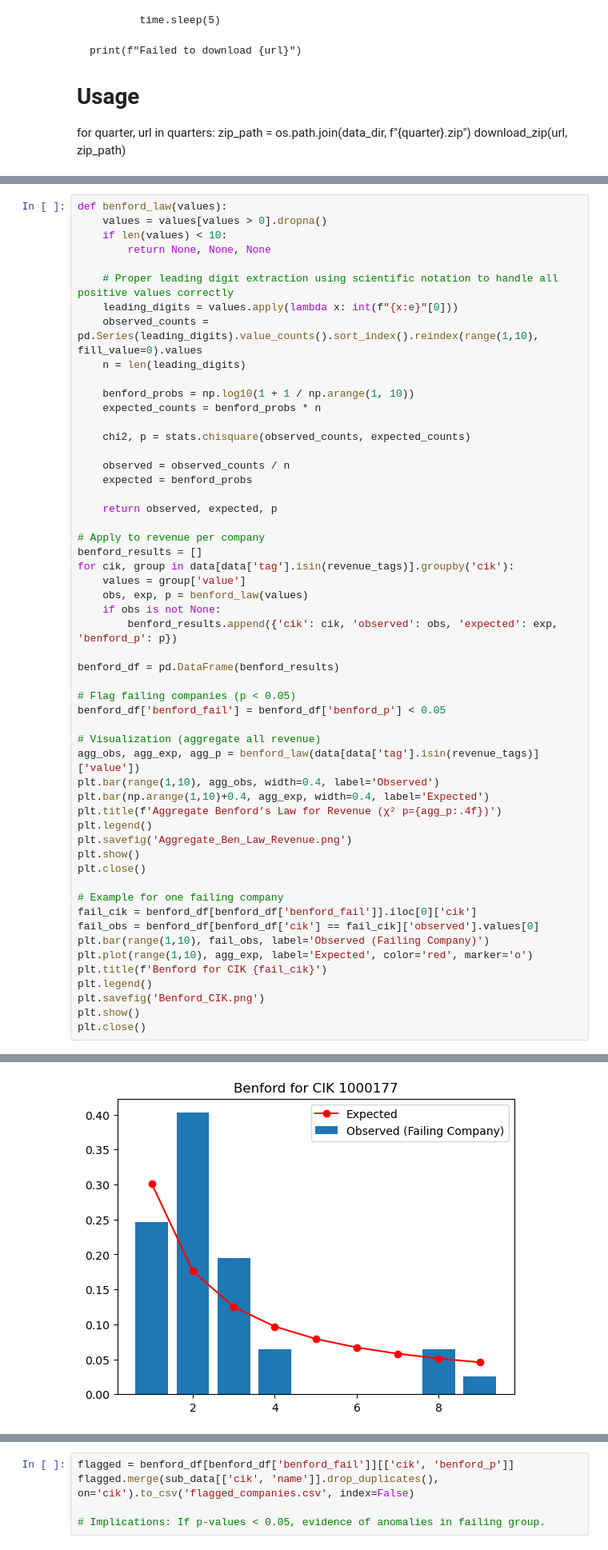
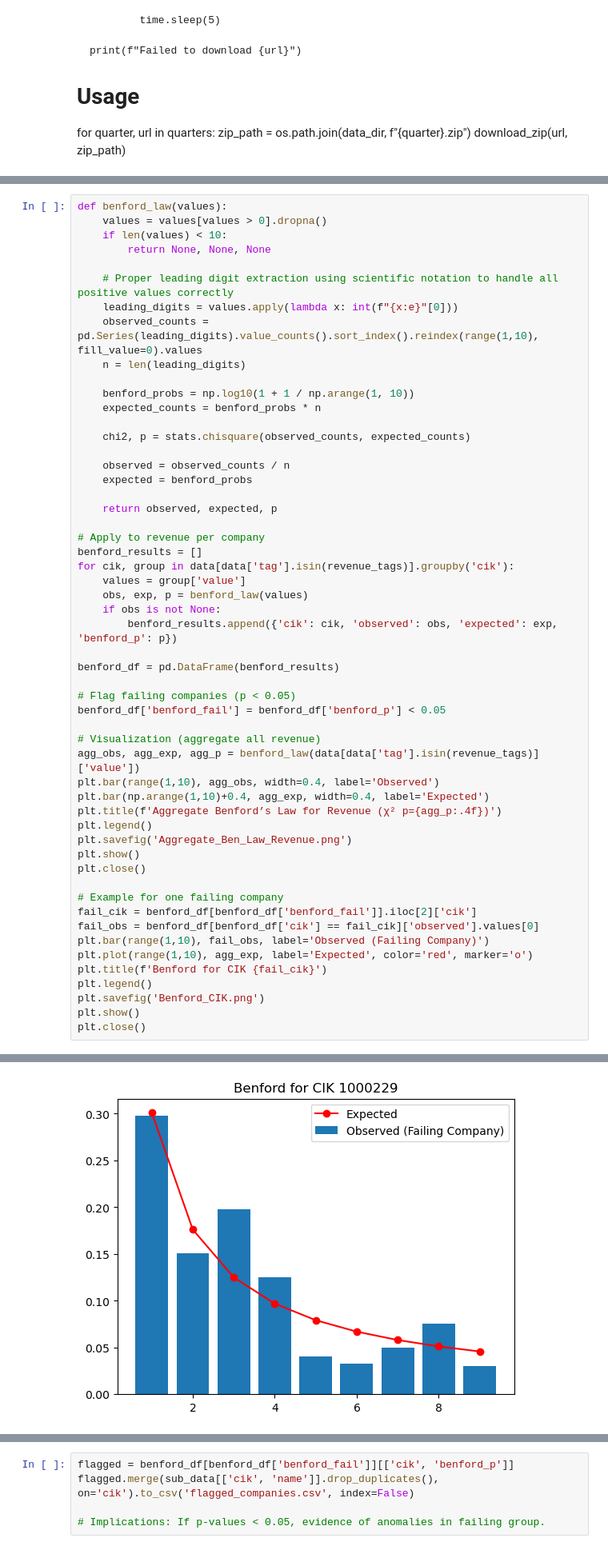
Before and after one commit to ithorton/tfp_07, a Jupyter notebook: final_iteration.ipynb, the cells around one changed output, grey strips where cells are left out. Shown at 80% size. Cells and saved outputs as stored; diff of their text form.

Commit message:
updated CIK graph

```diff
--- a/final_iteration.ipynb
+++ b/final_iteration.ipynb
@@ -736,35 +736,35 @@ for cik, group in data[data['tag'].isin(revenue_tags)].groupby('cik'):
     obs, exp, p = benford_law(values)
     if obs is not None:
         benford_results.append({'cik': cik, 'observed': obs, 'expected': exp, 'benford_p': p})
 
 benford_df = pd.DataFrame(benford_results)
 
 # Flag failing companies (p < 0.05)
 benford_df['benford_fail'] = benford_df['benford_p'] < 0.05
 
 # Visualization (aggregate all revenue)
 agg_obs, agg_exp, agg_p = benford_law(data[data['tag'].isin(revenue_tags)]['value'])
 plt.bar(range(1,10), agg_obs, width=0.4, label='Observed')
 plt.bar(np.arange(1,10)+0.4, agg_exp, width=0.4, label='Expected')
 plt.title(f'Aggregate Benford’s Law for Revenue (χ² p={agg_p:.4f})')
 plt.legend()
 plt.savefig('Aggregate_Ben_Law_Revenue.png')
 plt.show()
 plt.close()
 
 # Example for one failing company
-fail_cik = benford_df[benford_df['benford_fail']].iloc[0]['cik']
+fail_cik = benford_df[benford_df['benford_fail']].iloc[2]['cik']
 fail_obs = benford_df[benford_df['cik'] == fail_cik]['observed'].values[0]
 plt.bar(range(1,10), fail_obs, label='Observed (Failing Company)')
 plt.plot(range(1,10), agg_exp, label='Expected', color='red', marker='o')
 plt.title(f'Benford for CIK {fail_cik}')
 plt.legend()
 plt.savefig('Benford_CIK.png')
 plt.show()
 plt.close()
 # %% [output]
 [figure]
-[figure, old version]
+[figure, new version]
 # %%
 # Z-score per company per tag
 data['z_score'] = data.groupby(['cik', 'tag'])['value'].transform(lambda x: (x - x.mean()) / x.std())
```
Also changed, not shown: 1 other file.
